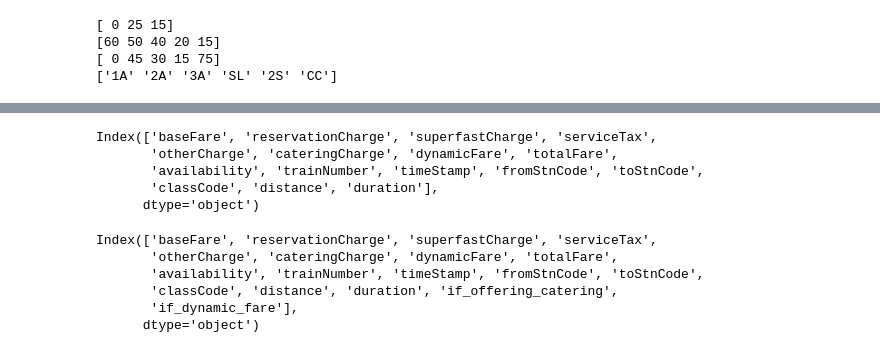
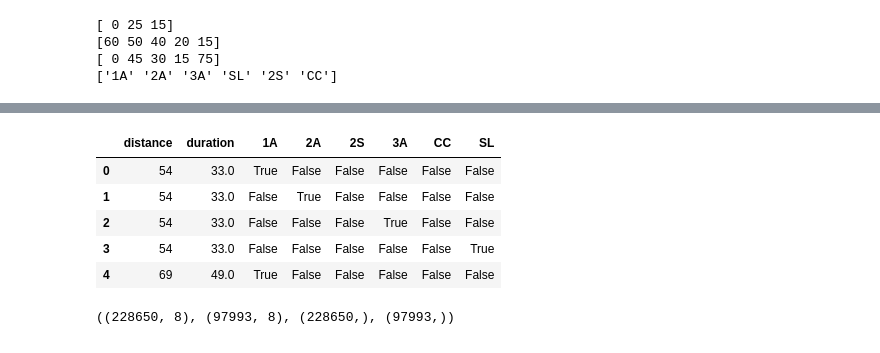
Before and after one commit to AvinashPatil7/Railways-Price-Prediction, a Jupyter notebook: Railways Prediction.ipynb, the cells around one changed output, grey strips where cells are left out. Saved outputs shown, nothing was run; the diff lists cells and outputs as text; code cells hidden in the pictures.

```diff
--- a/Railways Prediction.ipynb
+++ b/Railways Prediction.ipynb
@@ -202,8 +196,0 @@ dtype: int64
-# %%
-df2.columns
-# %% [output]
-Index(['baseFare', 'reservationCharge', 'superfastCharge', 'serviceTax',
-       'otherCharge', 'cateringCharge', 'dynamicFare', 'totalFare',
-       'availability', 'trainNumber', 'timeStamp', 'fromStnCode', 'toStnCode',
-       'classCode', 'distance', 'duration'],
-      dtype='object')
@@ -215,9 +197,15 @@ df2['if_dynamic_fare'] = df.dynamicFare>0
-# %%
-df2.columns
-# %% [output]
-Index(['baseFare', 'reservationCharge', 'superfastCharge', 'serviceTax',
-       'otherCharge', 'cateringCharge', 'dynamicFare', 'totalFare',
-       'availability', 'trainNumber', 'timeStamp', 'fromStnCode', 'toStnCode',
-       'classCode', 'distance', 'duration', 'if_offering_catering',
-       'if_dynamic_fare'],
-      dtype='object')
+# %%
+df_now = df[['classCode', 'distance', 'duration']]
+y = df2['baseFare']
+# %%
+merged = pd.concat([df_now,df_ohe ], axis=1)
+x = merged.drop(['classCode'], axis=1)
+# %%
+x.head()
+# %% [output]
+|  | distance | duration | 1A | 2A | 2S | 3A | CC | SL |
+| 0 | 54 | 33.0 | True | False | False | False | False | False |
+| 1 | 54 | 33.0 | False | True | False | False | False | False |
+| 2 | 54 | 33.0 | False | False | False | True | False | False |
+| 3 | 54 | 33.0 | False | False | False | False | False | True |
+| 4 | 69 | 49.0 | True | False | False | False | False | False |
@@ -223,0 +216,4 @@ Index(['baseFare', 'reservationCharge', 'superfastCharge', 'serviceTax',
+# %%
+x_train.shape,x_test.shape,y_train.shape,y_test.shape
+# %% [output]
+((228650, 8), (97993, 8), (228650,), (97993,))
```
Also changed, not shown: parts of 26 cells of this notebook.
